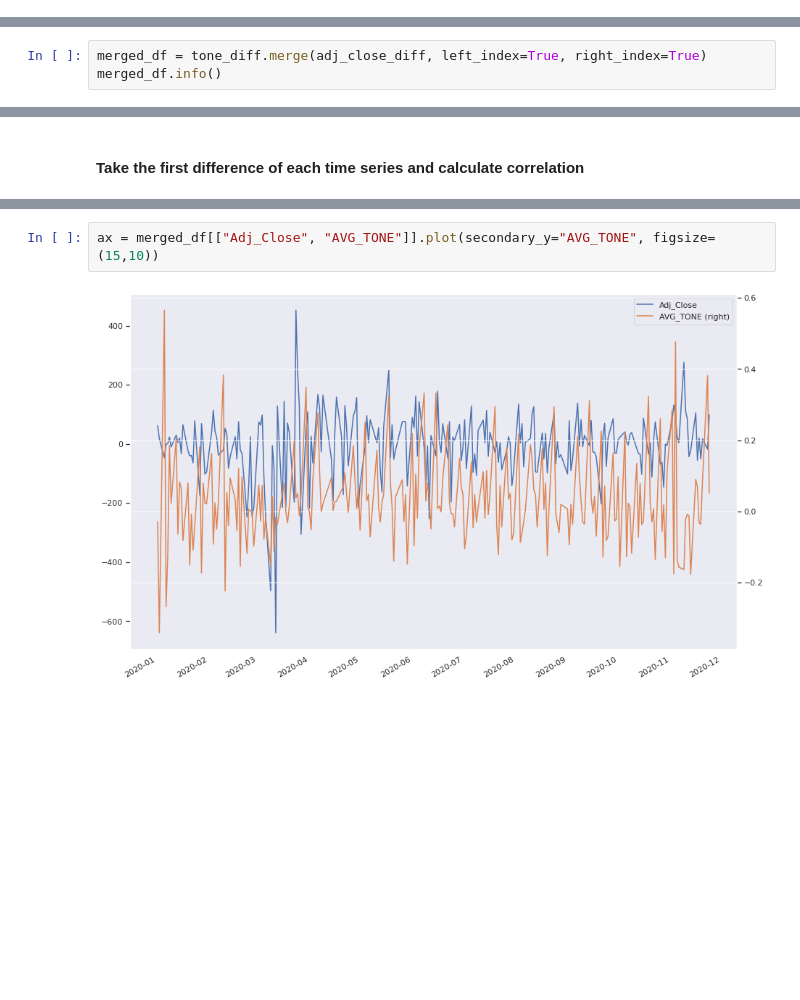
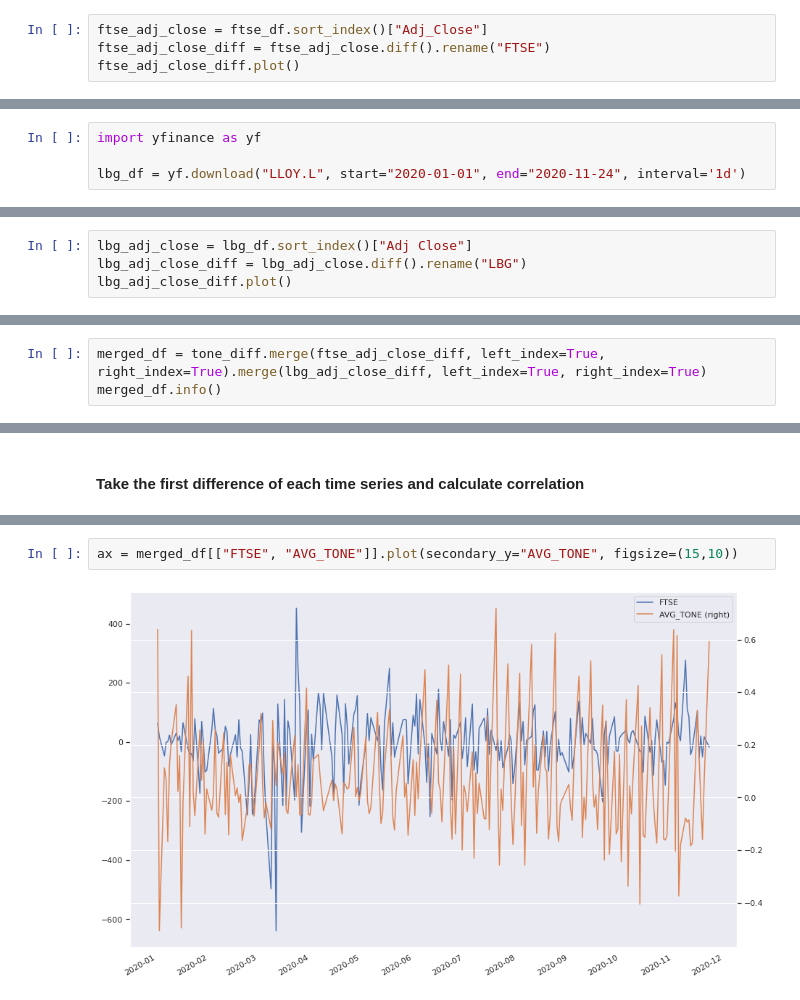
Before and after one commit to waijean/nlp_economics, a Jupyter notebook: correlation.ipynb, the cells around one changed output, grey strips where cells are left out. Cells and saved outputs as stored; diff of their text form; blank space fills up the shorter version.

```diff
--- a/correlation.ipynb
+++ b/correlation.ipynb
@@ -81,0 +76,4 @@ adj_close_diff.plot()
+# %%
+ftse_adj_close = ftse_df.sort_index()["Adj_Close"]
+ftse_adj_close_diff = ftse_adj_close.diff().rename("FTSE")
+ftse_adj_close_diff.plot()
@@ -81,0 +83,4 @@ adj_close_diff.plot()
+# %%
+import yfinance as yf
+
+lbg_df = yf.download("LLOY.L", start="2020-01-01", end="2020-11-24", interval='1d')
@@ -81,0 +105,4 @@ adj_close_diff.plot()
+# %%
+lbg_adj_close = lbg_df.sort_index()["Adj Close"]
+lbg_adj_close_diff = lbg_adj_close.diff().rename("LBG")
+lbg_adj_close_diff.plot()
@@ -82,5 +112,5 @@ adj_close_diff.plot()
 # %%
-merged_df = tone_diff.merge(adj_close_diff, left_index=True, right_index=True)
+merged_df = tone_diff.merge(ftse_adj_close_diff, left_index=True, right_index=True).merge(lbg_adj_close_diff, left_index=True, right_index=True)
 merged_df.info()
 # %% [output]
 <class 'pandas.core.frame.DataFrame'>
@@ -112,7 +158,7 @@ merged_df.plot.scatter(x="Adj_Close", y="AVG_TONE")
 # %%
-ax = merged_df[["Adj_Close", "AVG_TONE"]].plot(secondary_y="AVG_TONE", figsize=(15,10))
+ax = merged_df[["FTSE", "AVG_TONE"]].plot(secondary_y="AVG_TONE", figsize=(15,10))
 # %% [output]
-[figure, old version]
+[figure, new version]
 # %%
 def crosscorr(datax, datay, lag=0):
     """ Lag-N cross correlation.
```
Also changed, not shown: parts of 17 cells of this notebook, 1 other file.
